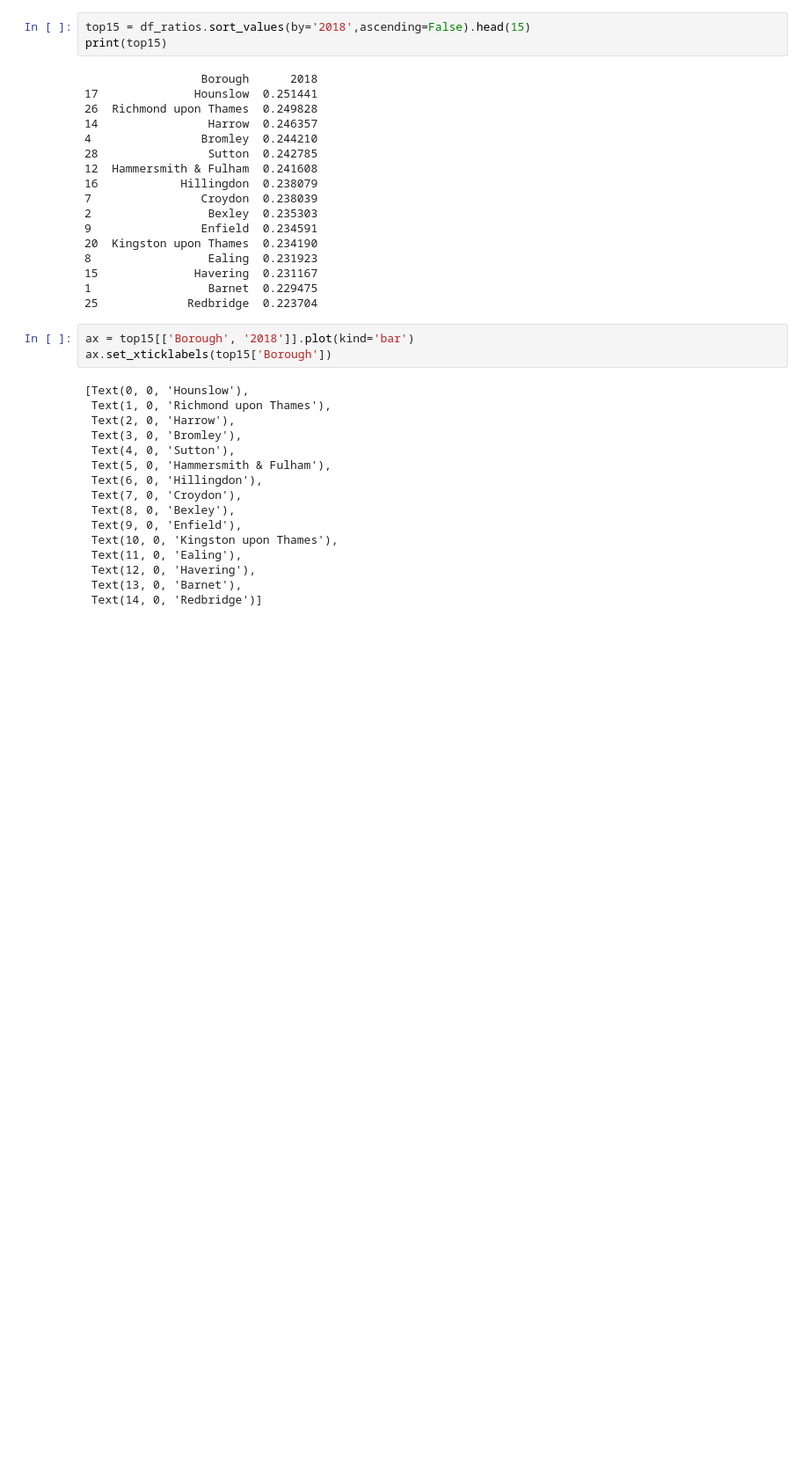
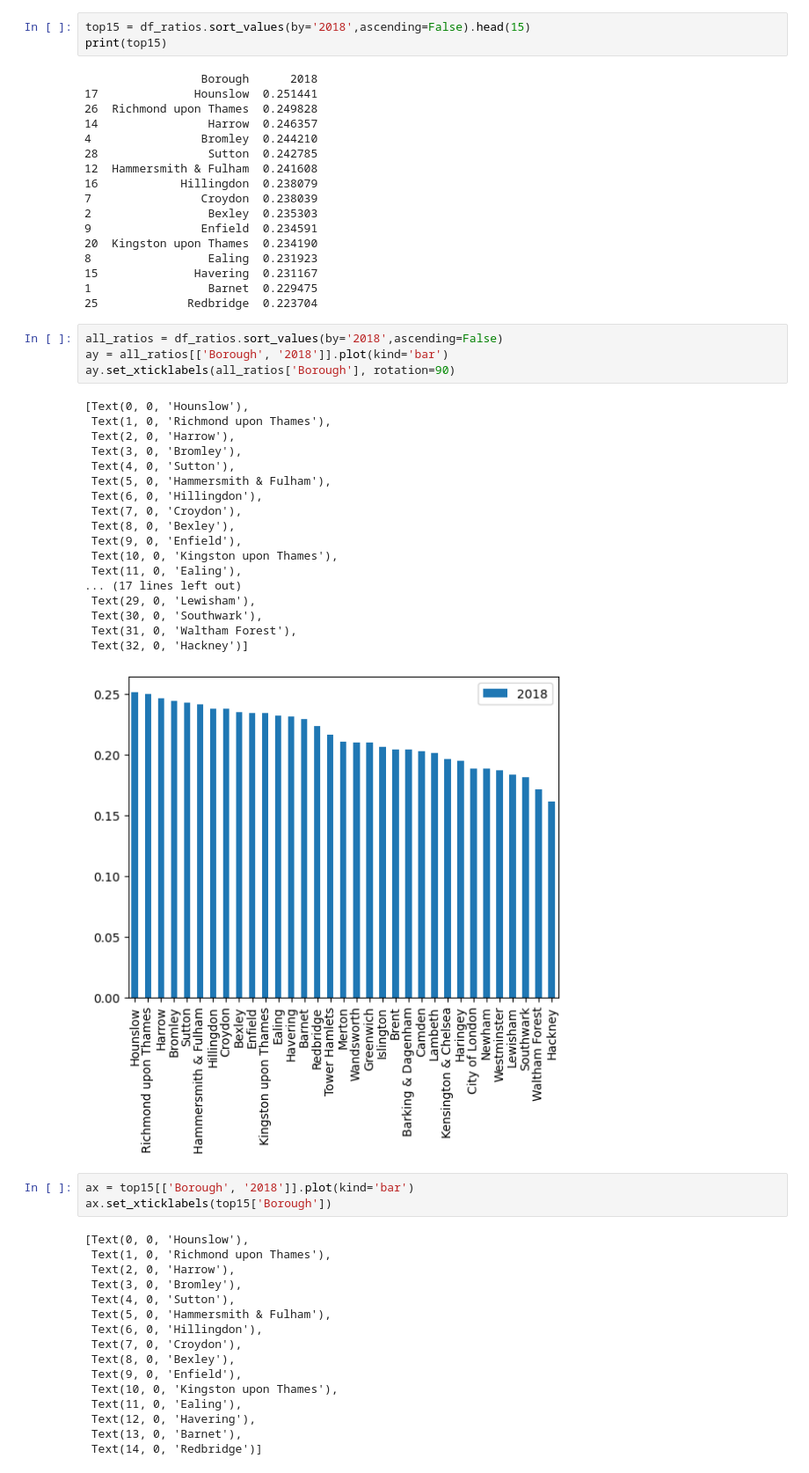
Before and after one commit to tanmanrok/LearningDS, a Jupyter notebook: Unit 4 Challenge - Tier 3.ipynb, the cells around one changed output. Shown at 88% size. Drawn from its saved outputs; the diff is of its cells as text; blank space fills up the shorter version.

Commit message:
added some graphs

```diff
--- a/Unit 4 Challenge - Tier 3.ipynb
+++ b/Unit 4 Challenge - Tier 3.ipynb
@@ -551,6 +551,29 @@ print(top15)
 15              Havering  0.231167
 1                 Barnet  0.229475
 25             Redbridge  0.223704
+# %%
+all_ratios = df_ratios.sort_values(by='2018',ascending=False)
+ay = all_ratios[['Borough', '2018']].plot(kind='bar')
+ay.set_xticklabels(all_ratios['Borough'], rotation=90)
+# %% [output]
+[Text(0, 0, 'Hounslow'),
+ Text(1, 0, 'Richmond upon Thames'),
+ Text(2, 0, 'Harrow'),
+ Text(3, 0, 'Bromley'),
+ Text(4, 0, 'Sutton'),
+ Text(5, 0, 'Hammersmith & Fulham'),
+ Text(6, 0, 'Hillingdon'),
+ Text(7, 0, 'Croydon'),
+ Text(8, 0, 'Bexley'),
+ Text(9, 0, 'Enfield'),
+ Text(10, 0, 'Kingston upon Thames'),
+ Text(11, 0, 'Ealing'),
+... (17 lines left out)
+ Text(29, 0, 'Lewisham'),
+ Text(30, 0, 'Southwark'),
+ Text(31, 0, 'Waltham Forest'),
+ Text(32, 0, 'Hackney')]
+[figure, added]
 # %%
 ax = top15[['Borough', '2018']].plot(kind='bar')
 ax.set_xticklabels(top15['Borough'])
```
Also changed, not shown: parts of 1 cell of this notebook.
